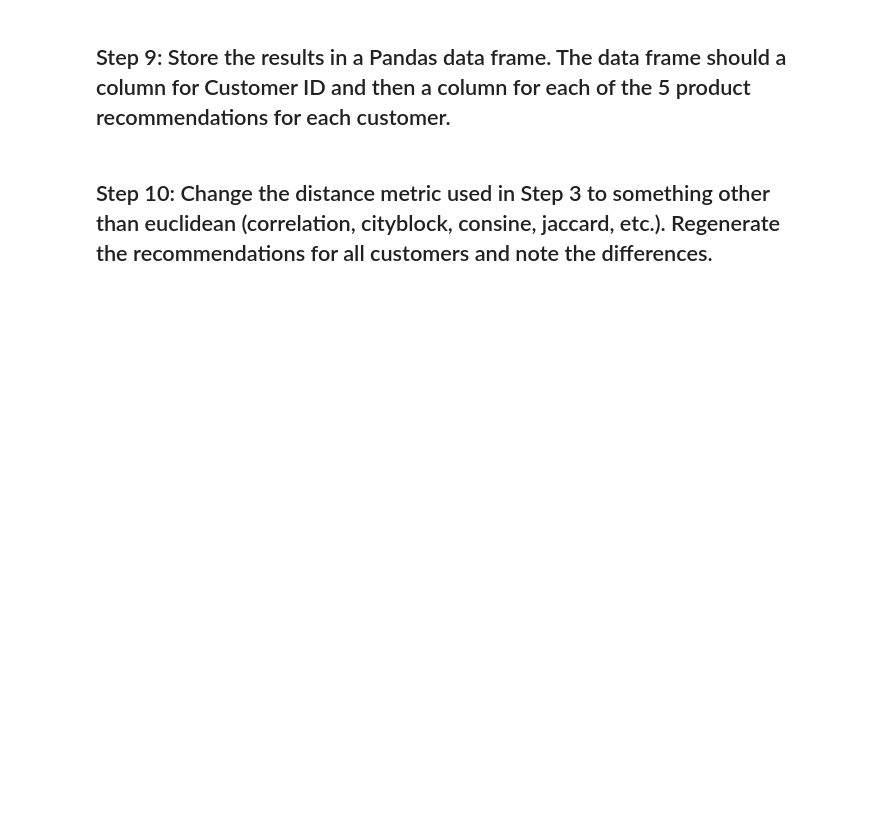
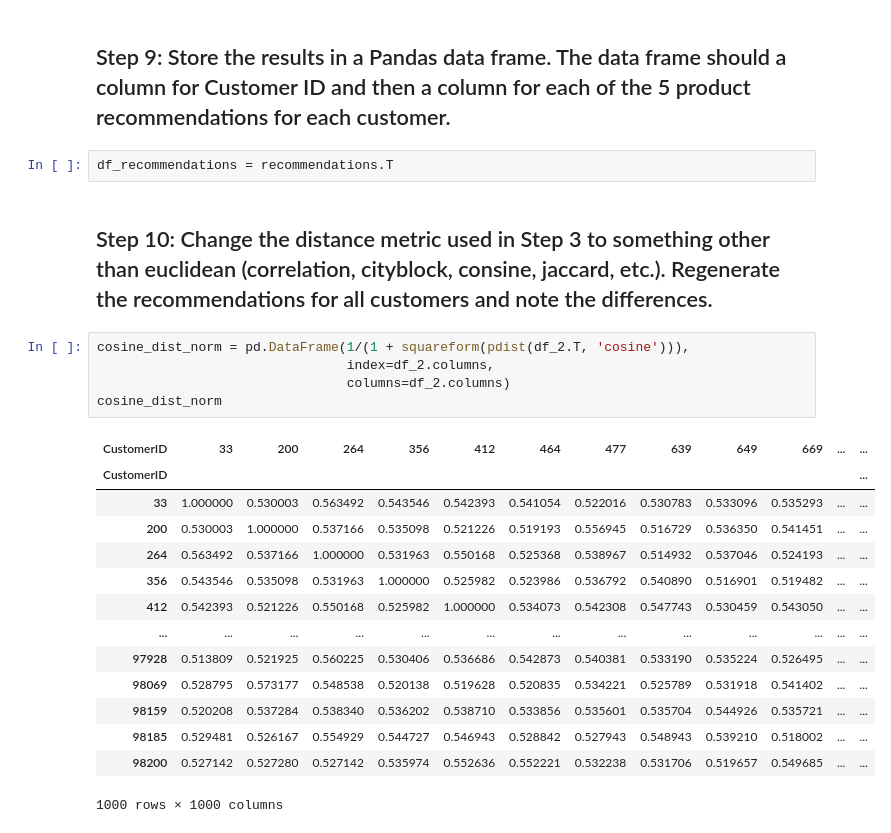
Before and after one commit to HerminiaPadial/dataptmad0223_labs, a Jupyter notebook: lab system recommendation/your-code/main.ipynb, the cells around one changed output. Cells and saved outputs as stored; diff of their text form; blank space fills up the shorter version.

```diff
--- a/lab system recommendation/your-code/main.ipynb
+++ b/lab system recommendation/your-code/main.ipynb
@@ -386,4 +382,26 @@ merged_df2
 # %% [markdown]
 ##  Step 9: Store the results in a Pandas data frame. The data frame should a column for Customer ID and then a column for each of the 5 product recommendations for each customer.
+# %%
+df_recommendations = recommendations.T
 # %% [markdown]
 ## Step 10: Change the distance metric used in Step 3 to something other than euclidean (correlation, cityblock, consine, jaccard, etc.). Regenerate the recommendations for all customers and note the differences.
+# %%
+cosine_dist_norm = pd.DataFrame(1/(1 + squareform(pdist(df_2.T, 'cosine'))),
+                                index=df_2.columns,
+                                columns=df_2.columns)
+cosine_dist_norm
+# %% [output]
+| CustomerID | 33 | 200 | 264 | 356 | 412 | 464 | 477 | 639 | 649 | 669 | ... | ... |
+| CustomerID |  |  |  |  |  |  |  |  |  |  |  | ... |
+| 33 | 1.000000 | 0.530003 | 0.563492 | 0.543546 | 0.542393 | 0.541054 | 0.522016 | 0.530783 | 0.533096 | 0.535293 | ... | ... |
+| 200 | 0.530003 | 1.000000 | 0.537166 | 0.535098 | 0.521226 | 0.519193 | 0.556945 | 0.516729 | 0.536350 | 0.541451 | ... | ... |
+| 264 | 0.563492 | 0.537166 | 1.000000 | 0.531963 | 0.550168 | 0.525368 | 0.538967 | 0.514932 | 0.537046 | 0.524193 | ... | ... |
+| 356 | 0.543546 | 0.535098 | 0.531963 | 1.000000 | 0.525982 | 0.523986 | 0.536792 | 0.540890 | 0.516901 | 0.519482 | ... | ... |
+| 412 | 0.542393 | 0.521226 | 0.550168 | 0.525982 | 1.000000 | 0.534073 | 0.542308 | 0.547743 | 0.530459 | 0.543050 | ... | ... |
+| ... | ... | ... | ... | ... | ... | ... | ... | ... | ... | ... | ... | ... |
+| 97928 | 0.513809 | 0.521925 | 0.560225 | 0.530406 | 0.536686 | 0.542873 | 0.540381 | 0.533190 | 0.535224 | 0.526495 | ... | ... |
+| 98069 | 0.528795 | 0.573177 | 0.548538 | 0.520138 | 0.519628 | 0.520835 | 0.534221 | 0.525789 | 0.531918 | 0.541402 | ... | ... |
+| 98159 | 0.520208 | 0.537284 | 0.538340 | 0.536202 | 0.538710 | 0.533856 | 0.535601 | 0.535704 | 0.544926 | 0.535721 | ... | ... |
+| 98185 | 0.529481 | 0.526167 | 0.554929 | 0.544727 | 0.546943 | 0.528842 | 0.527943 | 0.548943 | 0.539210 | 0.518002 | ... | ... |
+| 98200 | 0.527142 | 0.527280 | 0.527142 | 0.535974 | 0.552636 | 0.552221 | 0.532238 | 0.531706 | 0.519657 | 0.549685 | ... | ... |
+1000 rows × 1000 columns
```
Also changed, not shown: parts of 18 cells of this notebook.
